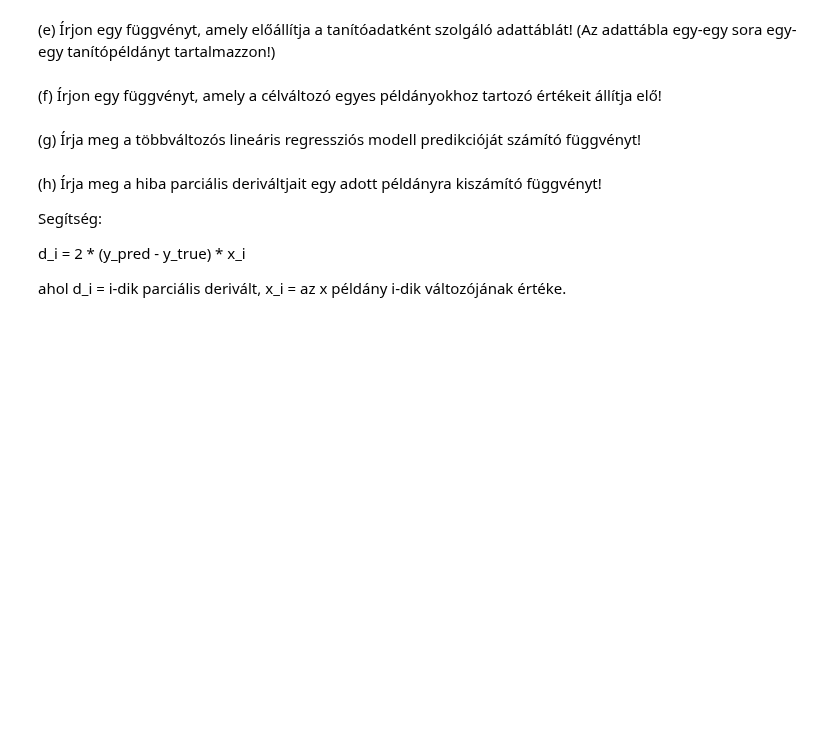
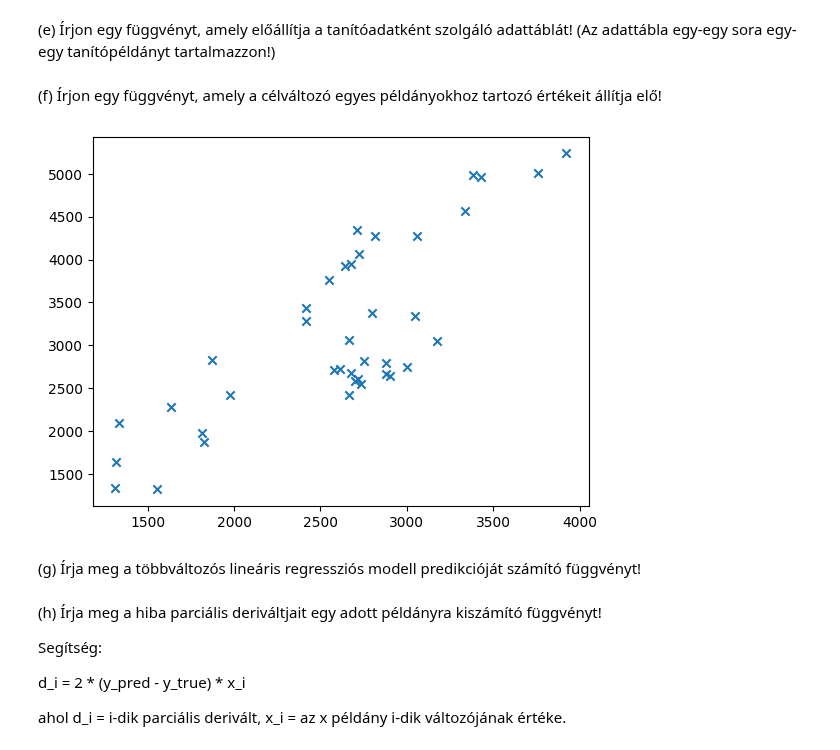
Before and after one commit to MemerGamer/IntelligensModszerekTantargy, a Jupyter notebook: LinearisRegresszio.ipynb, the cells around one changed output. Saved outputs shown, nothing was run; the diff lists cells and outputs as text; code cells hidden in the pictures; blank space fills up the shorter version.

Commit message:
feat: added scatter plot to 2f

```diff
--- a/LinearisRegresszio.ipynb
+++ b/LinearisRegresszio.ipynb
@@ -643,6 +643,10 @@ ys = get_ys()
 # self check
 assert len(ys) == len(xs)
 assert len(xs) == NUM_INSTANCES
+# %%
+plt.scatter(xs[:,0], ys, marker = 'x');
+# %% [output]
+[figure, added]
 # %% [markdown]
 (g) Írja meg a többváltozós lineáris regressziós modell predikcióját számító függvényt!
 # %%
```
